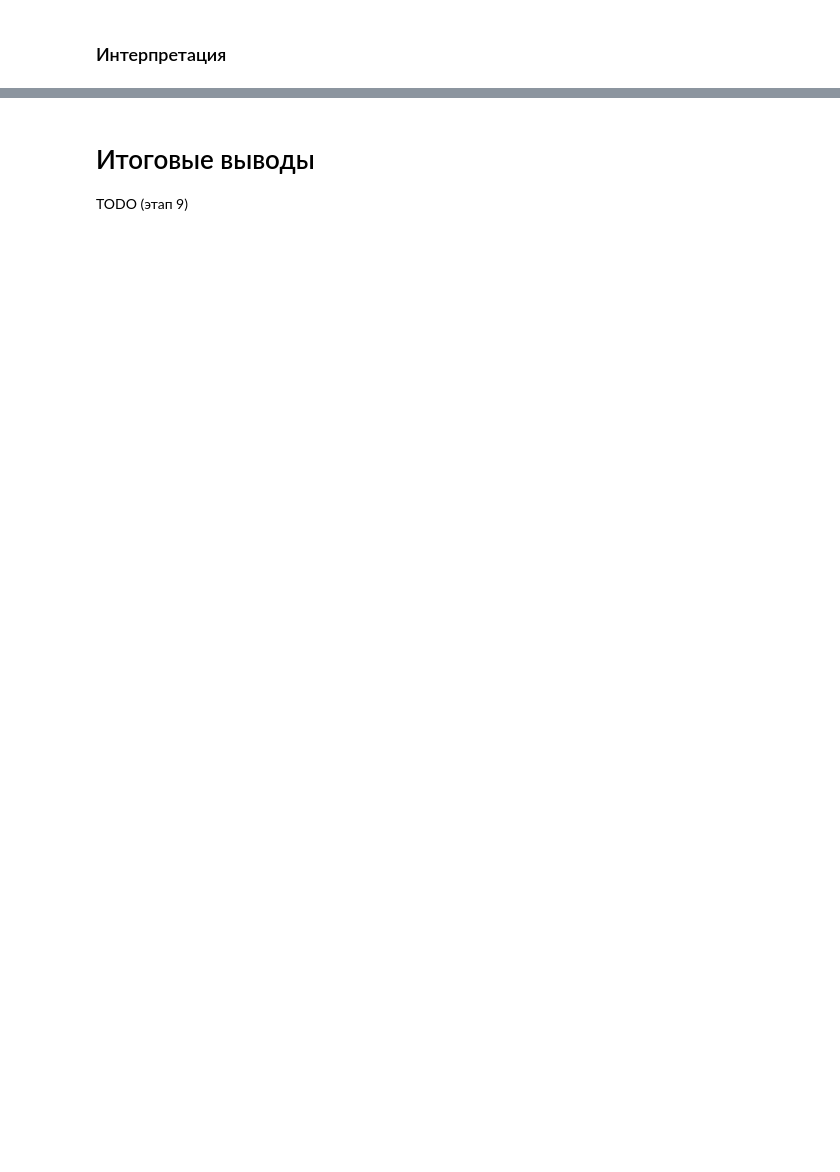
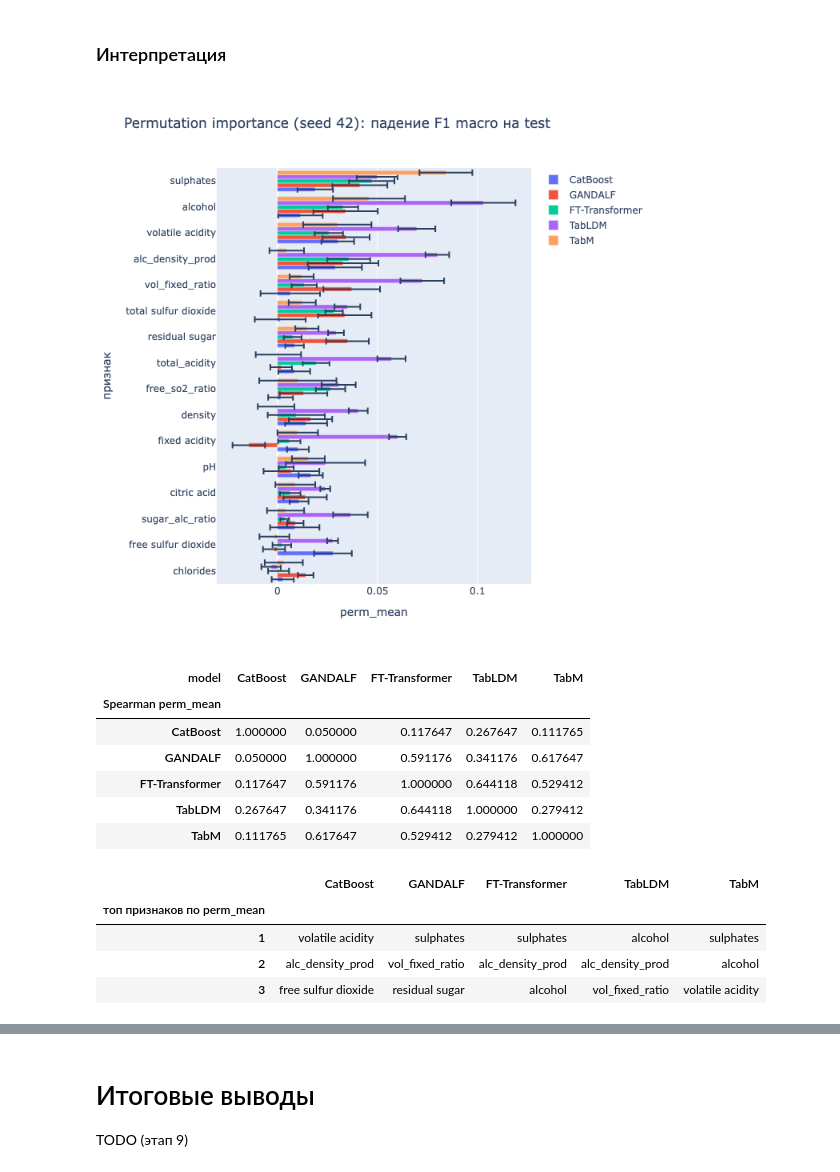
Before and after one commit to 2made1ra/ml-3, a Jupyter notebook: lab-1/lab-1.ipynb, the cells around one changed output, grey strips where cells are left out. Saved outputs shown, nothing was run; the diff lists cells and outputs as text; code cells hidden in the pictures; blank space fills up the shorter version.

```diff
--- a/lab-1/lab-1.ipynb
+++ b/lab-1/lab-1.ipynb
@@ -1317,3 +1463,37 @@ TODO (этап 8)
 # %% [markdown]
 ### Интерпретация
+# %%
+imp5 = pd.concat(
+    [
+        pd.read_csv(RUNS_DIR / f"v{FINALS[model][0]}" / "importance.csv").assign(model=model)
+        for model in seed42
+    ]
+)
+plot_importance(
+    imp5,
+    "perm_mean",
+    "perm_std",
+    title="Permutation importance (seed 42): падение F1 macro на test",
+).show()
+
+perm5 = imp5.pivot(index="feature", columns="model", values="perm_mean")[list(seed42)]
+display(perm5.corr(method="spearman").rename_axis("Spearman perm_mean"))
+
+top3 = pd.DataFrame({m: perm5[m].nlargest(3).index.to_list() for m in perm5}, index=["1", "2", "3"])
+top3.index.name = "топ признаков по perm_mean"
+display(top3)
+# %% [output]
+[figure, added]
+| model | CatBoost | GANDALF | FT-Transformer | TabLDM | TabM |
+| Spearman perm_mean |  |  |  |  |  |
+| CatBoost | 1.000000 | 0.050000 | 0.117647 | 0.267647 | 0.111765 |
+| GANDALF | 0.050000 | 1.000000 | 0.591176 | 0.341176 | 0.617647 |
+| FT-Transformer | 0.117647 | 0.591176 | 1.000000 | 0.644118 | 0.529412 |
+| TabLDM | 0.267647 | 0.341176 | 0.644118 | 1.000000 | 0.279412 |
+| TabM | 0.111765 | 0.617647 | 0.529412 | 0.279412 | 1.000000 |
+|  | CatBoost | GANDALF | FT-Transformer | TabLDM | TabM |
+| топ признаков по perm_mean |  |  |  |  |  |
+| 1 | volatile acidity | sulphates | sulphates | alcohol | sulphates |
+| 2 | alc_density_prod | vol_fixed_ratio | alc_density_prod | alc_density_prod | alcohol |
+| 3 | free sulfur dioxide | residual sugar | alcohol | vol_fixed_ratio | volatile acidity |
 # %% [markdown]
```
Also changed, not shown: parts of 9 cells of this notebook, 1 other file.
